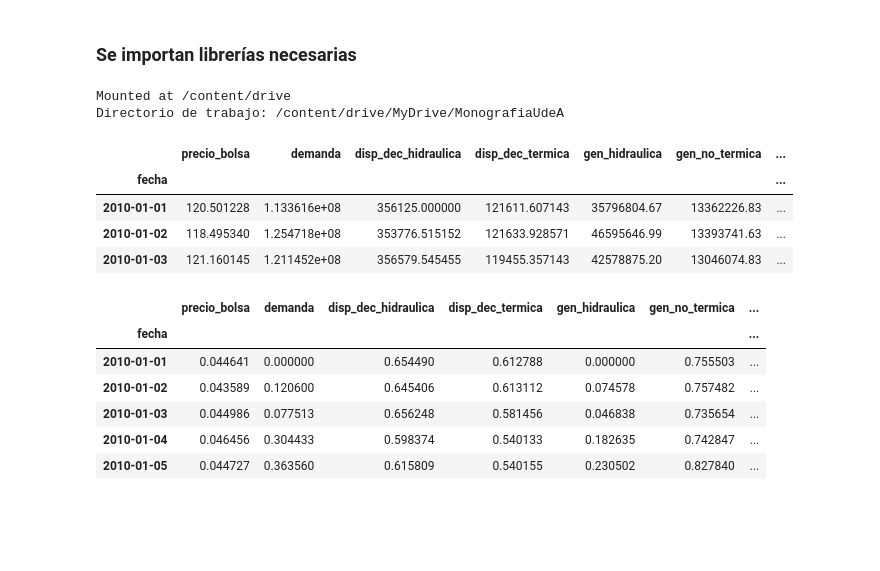
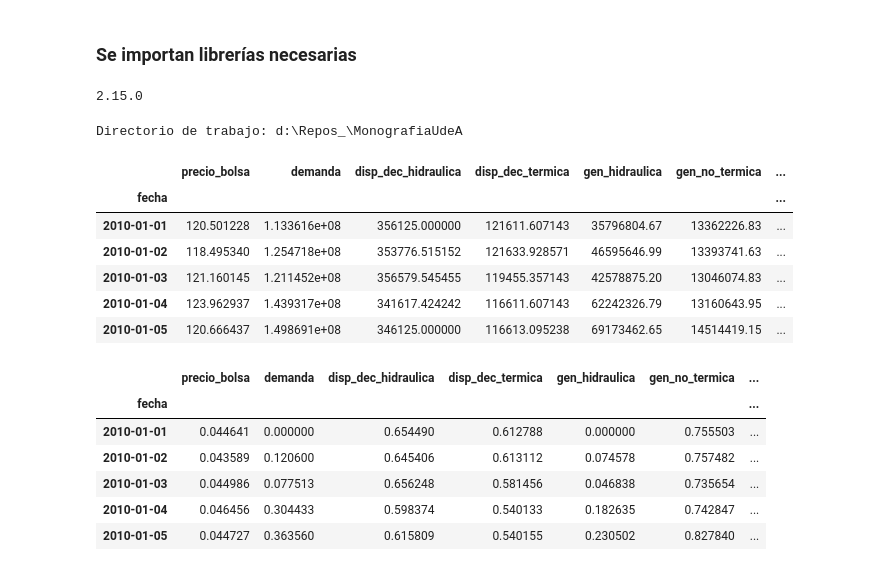
Before and after one commit to cjusquini/MonografiaUdeA, a Jupyter notebook: 7_RNN.ipynb, the cells around one changed output. Cells and saved outputs as stored; diff of their text form; code cells hidden in the pictures; blank space fills up the shorter version.

```diff
--- a/7_RNN.ipynb
+++ b/7_RNN.ipynb
@@ -11,39 +13,52 @@ import tensorflow as tf
 import pandas as pd
 from matplotlib import pyplot as plt
 from sklearn.preprocessing import StandardScaler, MinMaxScaler
+from sklearn.metrics import mean_squared_error, mean_absolute_error, mean_absolute_percentage_error
 # import seaborn as sns
 import datetime as dt
 import tensorflow as tf
 from tensorflow.keras.models import Sequential
 from tensorflow.keras.layers import SimpleRNN, LSTM, GRU, Dense, Flatten, Dropout
-from sklearn.metrics import mean_absolute_error, mean_squared_error, mean_absolute_percentage_error
 # from tensorflow.keras.models import Model
 from tensorflow.keras.models import load_model
 import warnings
 warnings.filterwarnings("ignore")
+print(tf.__version__)
+# %% [output]
+2.15.0
 # %%
-#Conexión de google drive con el repo
-from google.colab import drive
-drive.mount('/content/drive')
+def load_workspace():
+    #Conexión de google drive con el repo
+    # from google.colab import drive
+    # drive.mount('/content/drive')
 
-###==========================
-ruta = os.path.join("/content/drive/MyDrive","MonografiaUdeA")
-os.chdir(ruta)
-abspath = pathlib.Path.cwd()
-print(f"Directorio de trabajo: {abspath}")
-###==========================
+    ###==========================
+    # ruta = os.path.join("/content/drive/MyDrive","MonografiaUdeA")
+    # os.chdir(ruta)
+    abspath = pathlib.Path.cwd()
+    print(f"Directorio de trabajo: {abspath}")
+    ###==========================
+    return abspath
+
+abspath = load_workspace()
 # %% [output]
-Mounted at /content/drive
-Directorio de trabajo: /content/drive/MyDrive/MonografiaUdeA
+Directorio de trabajo: d:\Repos_\MonografiaUdeA
 # %%
 def parse(x):
     return dt.datetime.strptime(x, '%Y-%m-%d')
-dataset = pd.read_csv(os.path.join(abspath,"datasets", "procesado", "3_dataset_filtrado.csv"), index_col=0, date_parser=parse)
-df = dataset.copy()
-df.head(3)
+# dataset = pd.read_csv(os.path.join(abspath,"datasets", "procesado", "3_dataset_filtrado.csv"), index_col=0, date_parser=parse)
+def get_dataset():
+    dataset = pd.read_csv("https://raw.githubusercontent.com/cjusquini/MonografiaUdeA/main/datasets/procesado/3_dataset_filtrado.csv", index_col=0, date_parser=parse)
+#     df = dataset.copy()
+    return dataset
+
+df = get_dataset()
+df.head()
 # %% [output]
 |  | precio_bolsa | demanda | disp_dec_hidraulica | disp_dec_termica | gen_hidraulica | gen_no_termica | ... |
 | fecha |  |  |  |  |  |  | ... |
 | 2010-01-01 | 120.501228 | 1.133616e+08 | 356125.000000 | 121611.607143 | 35796804.67 | 13362226.83 | ... |
 | 2010-01-02 | 118.495340 | 1.254718e+08 | 353776.515152 | 121633.928571 | 46595646.99 | 13393741.63 | ... |
 | 2010-01-03 | 121.160145 | 1.211452e+08 | 356579.545455 | 119455.357143 | 42578875.20 | 13046074.83 | ... |
+| 2010-01-04 | 123.962937 | 1.439317e+08 | 341617.424242 | 116611.607143 | 62242326.79 | 13160643.95 | ... |
+| 2010-01-05 | 120.666437 | 1.498691e+08 | 346125.000000 | 116613.095238 | 69173462.65 | 14514419.15 | ... |
```
Also changed, not shown: parts of 21 cells of this notebook, 43 other files.
